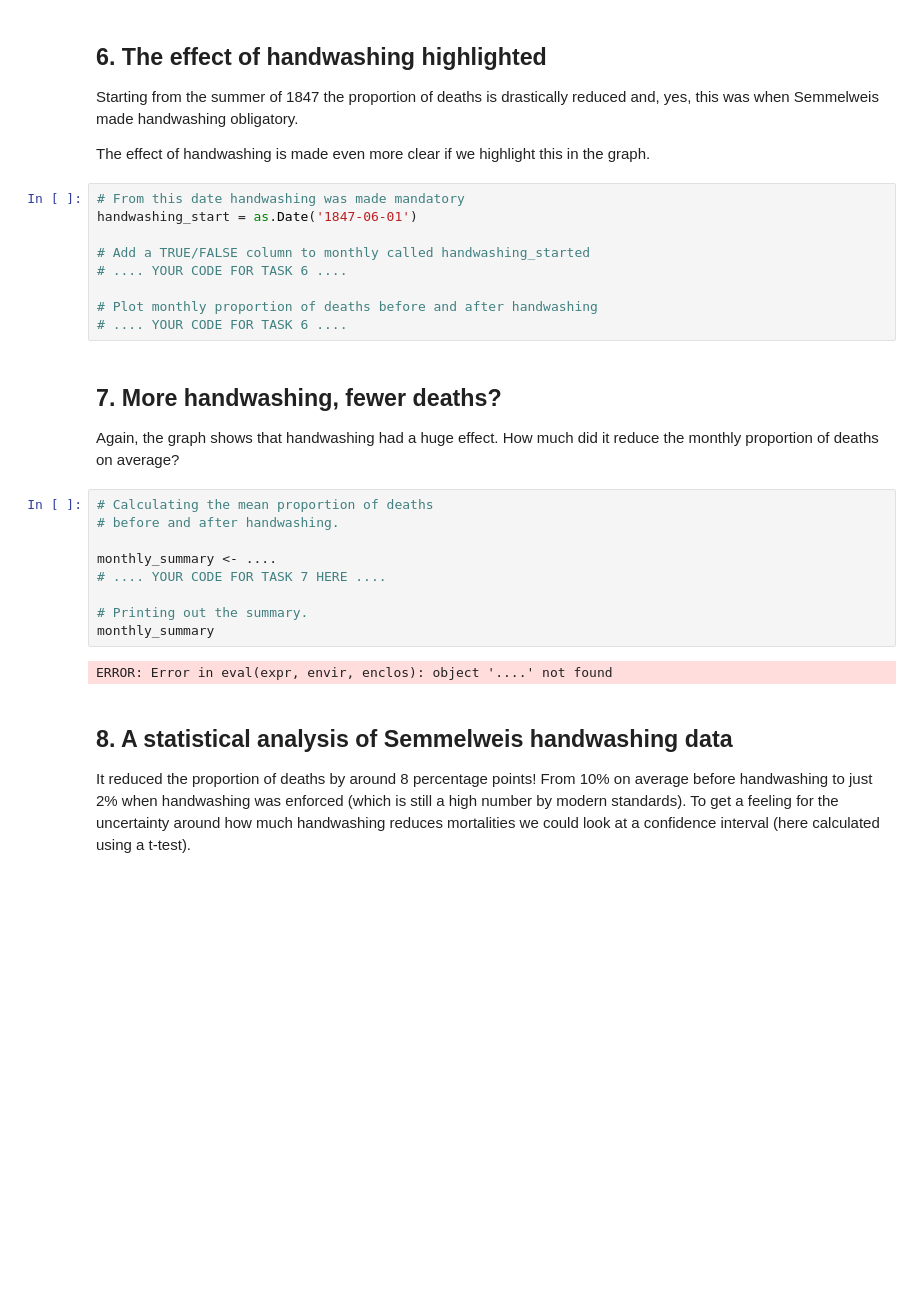
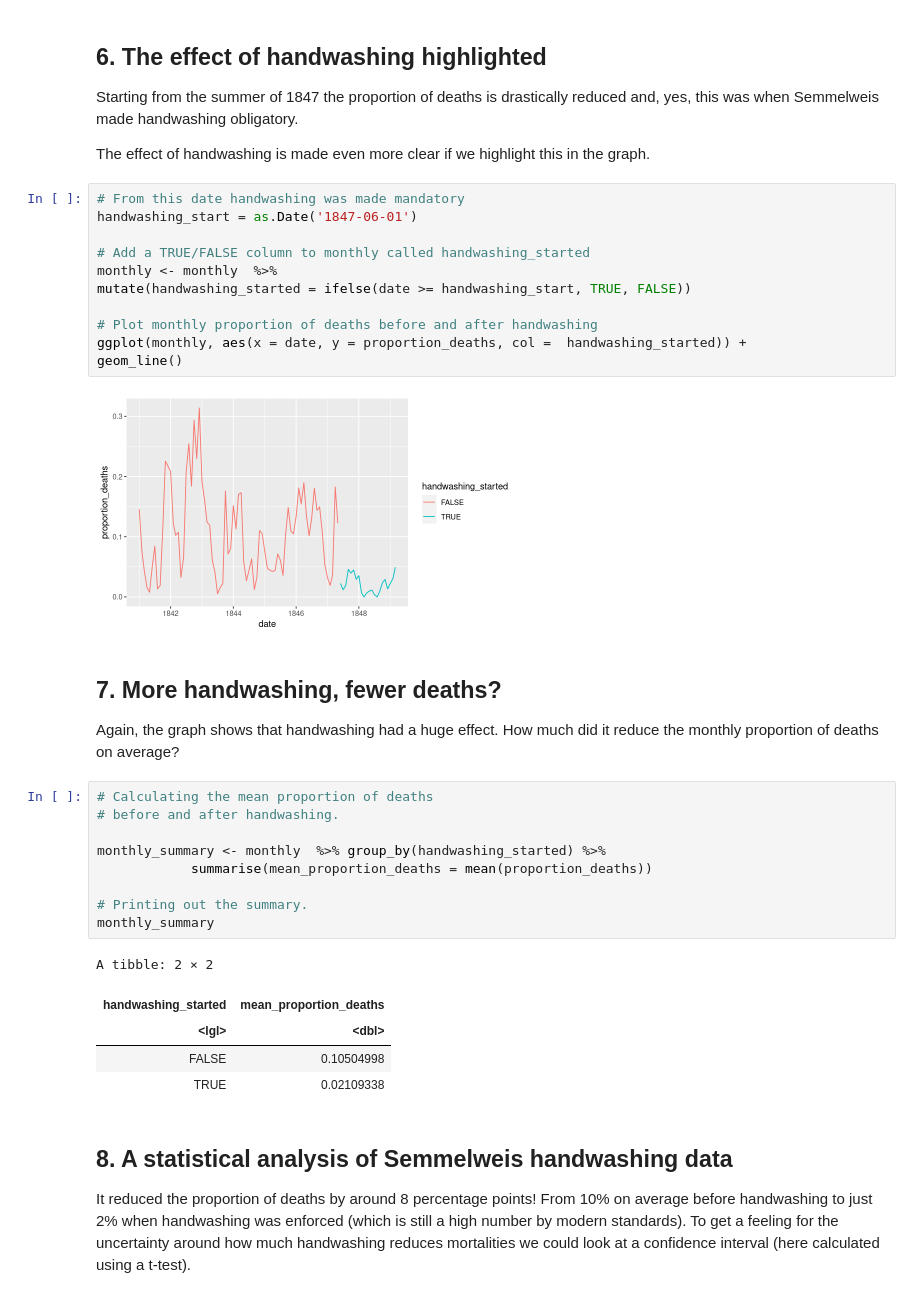
Before and after one commit to francisaddae/R-, a Jupyter notebook: Dr._Semmelweis_and_the_Discovery_of_Handwashing-2/notebook.ipynb, the cells around one changed output. Saved outputs shown, nothing was run; the diff lists cells and outputs as text; blank space fills up the shorter version.

```diff
--- a/Dr._Semmelweis_and_the_Discovery_of_Handwashing-2/notebook.ipynb
+++ b/Dr._Semmelweis_and_the_Discovery_of_Handwashing-2/notebook.ipynb
@@ -121,12 +124,16 @@ ggplot(monthly, aes(x = date, y = proportion_deaths)) + geom_line()
 # %%
 # From this date handwashing was made mandatory
 handwashing_start = as.Date('1847-06-01')
 
 # Add a TRUE/FALSE column to monthly called handwashing_started
-# .... YOUR CODE FOR TASK 6 ....
+monthly <- monthly  %>%
+mutate(handwashing_started = ifelse(date >= handwashing_start, TRUE, FALSE))
 
 # Plot monthly proportion of deaths before and after handwashing
-# .... YOUR CODE FOR TASK 6 ....
+ggplot(monthly, aes(x = date, y = proportion_deaths, col =  handwashing_started)) +
+geom_line()
+# %% [output]
+[figure, added]
 # %% [markdown]
 ## 7. More handwashing, fewer deaths?
 <p>Again, the graph shows that handwashing had a huge effect. How much did it reduce the monthly proportion of deaths on average?</p>
@@ -134,13 +141,17 @@ handwashing_start = as.Date('1847-06-01')
 # Calculating the mean proportion of deaths
 # before and after handwashing.
 
-monthly_summary <- ....
-# .... YOUR CODE FOR TASK 7 HERE ....
+monthly_summary <- monthly  %>% group_by(handwashing_started) %>%
+            summarise(mean_proportion_deaths = mean(proportion_deaths))
 
 # Printing out the summary.
 monthly_summary
 # %% [output]
-ERROR: Error in eval(expr, envir, enclos): object '....' not found
+A tibble: 2 × 2
+| handwashing_started | mean_proportion_deaths |
+| <lgl> | <dbl> |
+| FALSE | 0.10504998 |
+| TRUE | 0.02109338 |
 # %% [markdown]
 ## 8. A statistical analysis of Semmelweis handwashing data
 <p>It reduced the proportion of deaths by around 8 percentage points! From 10% on average before handwashing to just 2% when handwashing was enforced (which is still a high number by modern standards).
```
Also changed, not shown: parts of 7 cells of this notebook.
